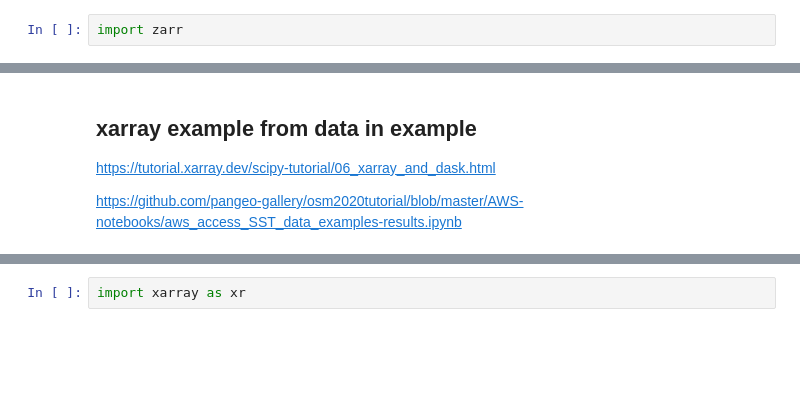
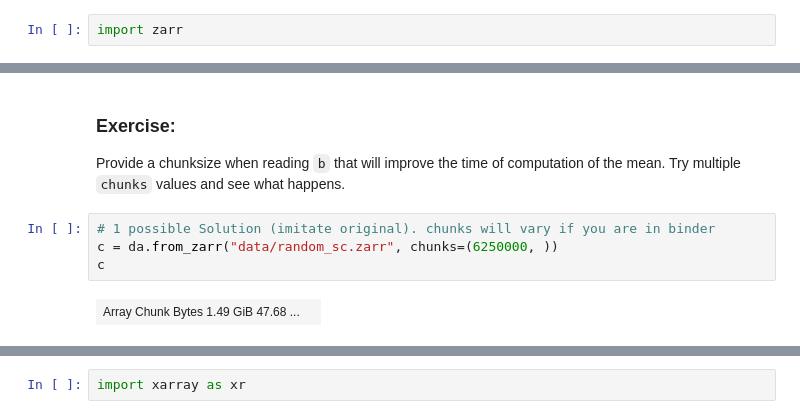
Before and after one commit to dask/dask-tutorial, a Jupyter notebook: 03_array.ipynb, the cells around one changed output, grey strips where cells are left out. Saved outputs shown, nothing was run; the diff lists cells and outputs as text; blank space fills up the shorter version.

```diff
--- a/03_array.ipynb
+++ b/03_array.ipynb
@@ -265,6 +272,10 @@ Wall time: 8.53 s
-# %% [markdown]
-## xarray example from data in example
-
-https://tutorial.xarray.dev/scipy-tutorial/06_xarray_and_dask.html
-
-https://github.com/pangeo-gallery/osm2020tutorial/blob/master/AWS-notebooks/aws_access_SST_data_examples-results.ipynb
+# %% [markdown]
+### Exercise:
+
+Provide a chunksize when reading `b` that will improve the time of computation of the mean. Try multiple `chunks` values and see what happens.
+# %%
+# 1 possible Solution (imitate original). chunks will vary if you are in binder
+c = da.from_zarr("data/random_sc.zarr", chunks=(6250000, ))
+c
+# %% [output]
+| Array Chunk Bytes 1.49 GiB 47.68 ... |  |
```
Also changed, not shown: parts of 28 cells of this notebook, 2 other files.
